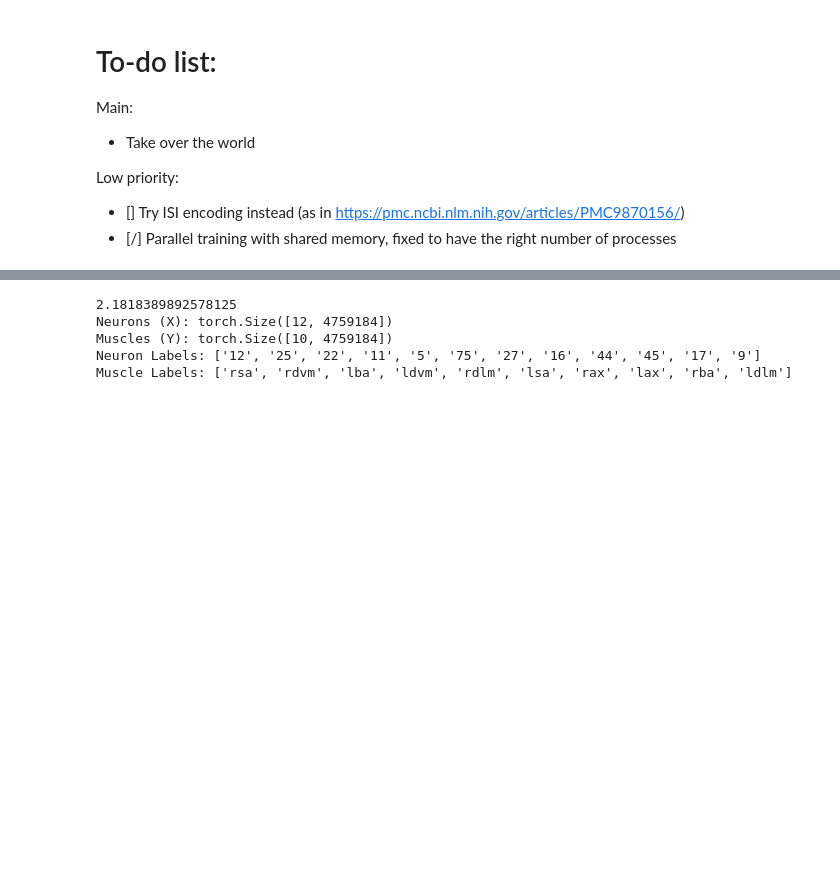
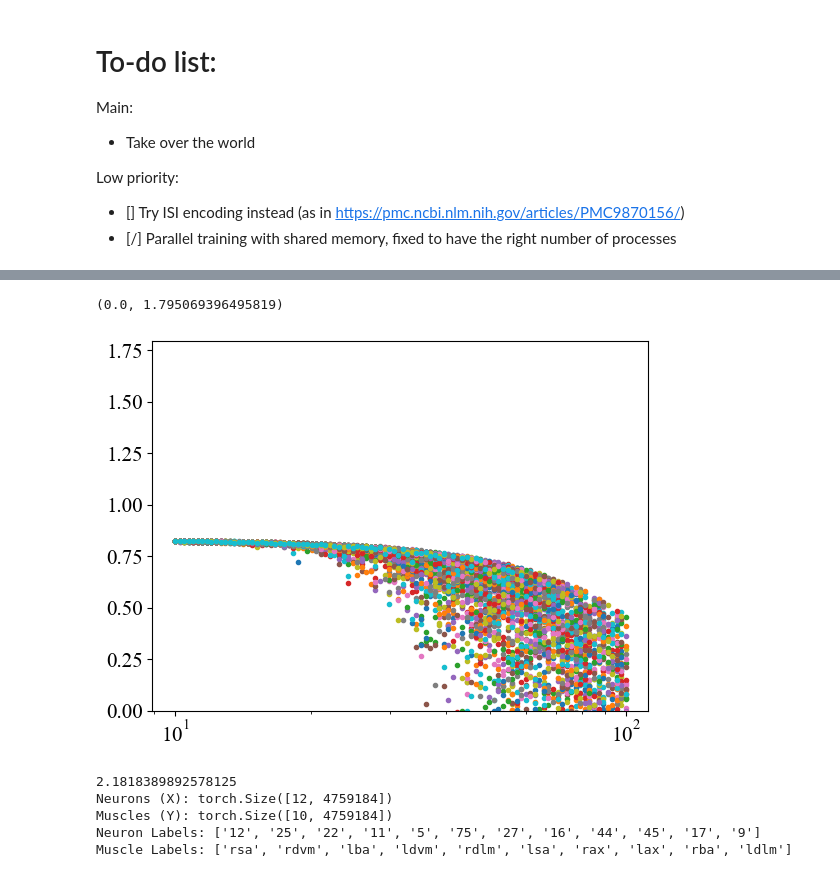
Before and after one commit to LeoJW/VNCMPanalysis, a Jupyter notebook: eslam_MI/Mothy_MI.ipynb, the cells around one changed output, grey strips where cells are left out. Drawn from its saved outputs; the diff is of its cells as text; code cells hidden in the pictures; blank space fills up the shorter version.

```diff
--- a/eslam_MI/Mothy_MI.ipynb
+++ b/eslam_MI/Mothy_MI.ipynb
@@ -132,3 +176,11 @@ mi
+# %%
+fig, ax = plt.subplots()
+ax.plot(noise_levels[1:] * 1000, mi[1:],'.')
+ax.set_xscale('log')
+ax.set_ylim(0)
+# %% [output]
+(0.0, 1.795069396495819)
+[figure, added]
 # %%
 # Read the data and apply some binning/downsampling
 period = 0.0001
```
Also changed, not shown: parts of 4 cells of this notebook, 1 other file.
